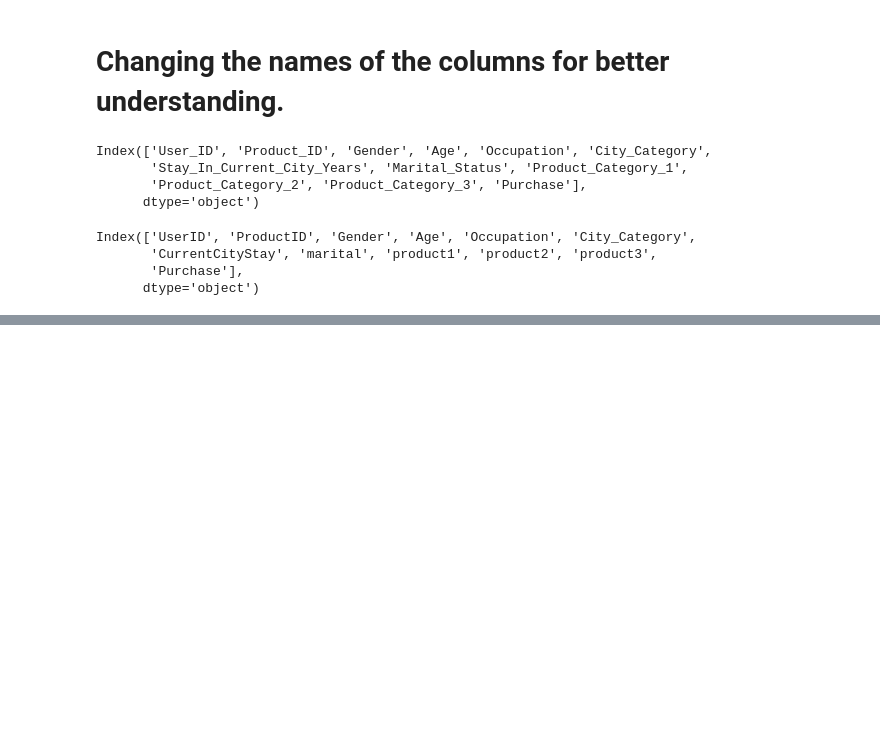
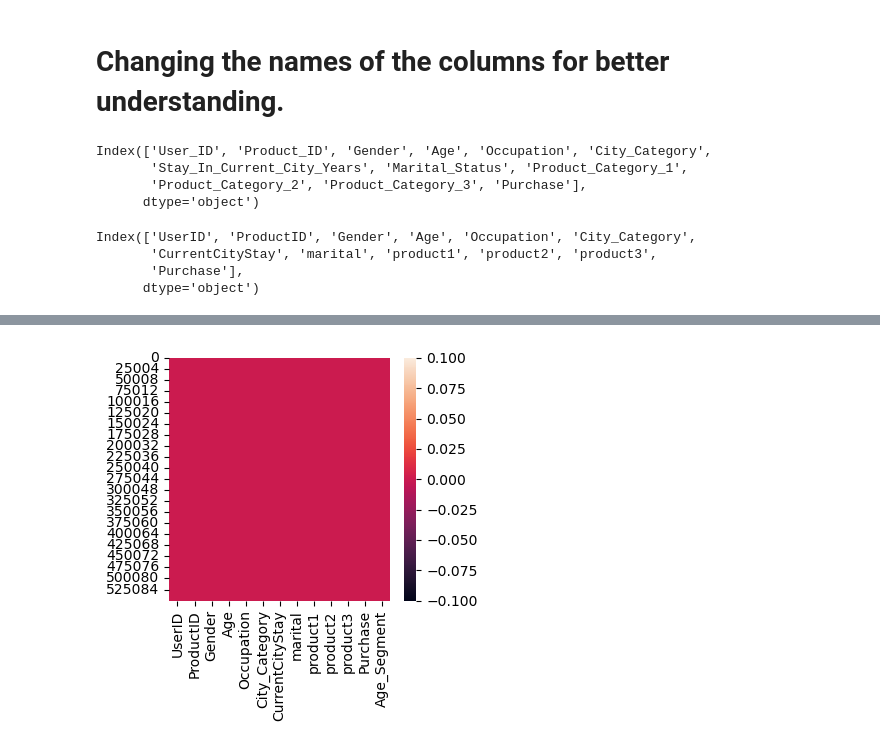
Before and after one commit to saurabh-G1/Friday-Sales-EDA, a Jupyter notebook: Friday-Sales-EDA.ipynb, the cells around one changed output, grey strips where cells are left out. Drawn from its saved outputs; the diff is of its cells as text; code cells hidden in the pictures; blank space fills up the shorter version.

```diff
--- a/Friday-Sales-EDA.ipynb
+++ b/Friday-Sales-EDA.ipynb
@@ -141,0 +206,3 @@ Index(['UserID', 'ProductID', 'Gender', 'Age', 'Occupation', 'City_Category',
+# %%
+# df.groupby('Age')['product2'].mode()
+s=df.groupby('Age_Segment')['product2'].agg(pd.Series.mode)
@@ -141,0 +227,4 @@ Index(['UserID', 'ProductID', 'Gender', 'Age', 'Occupation', 'City_Category',
+# %%
+#removing the  null data in product2
+for k in s.index:
+    df.loc[(df['Age_Segment']==k) & (df['product2'].isnull()), 'product2']=s[k]
@@ -141,0 +240,5 @@ Index(['UserID', 'ProductID', 'Gender', 'Age', 'Occupation', 'City_Category',
+# %%
+t=df.groupby('Age_Segment')['product3'].agg(pd.Series.mode)
+# %%
+for l in t.index:
+    df.loc[(df['Age_Segment']==l) & (df['product3'].isnull()), 'product3']=t[l]
@@ -141,0 +289,7 @@ Index(['UserID', 'ProductID', 'Gender', 'Age', 'Occupation', 'City_Category',
+# %%
+plt.figure(figsize=(4,4))
+sns.heatmap(df.isnull())
+plt.tight_layout()
+plt.show()
+# %% [output]
+[figure, added]
```
Also changed, not shown: parts of 28 cells of this notebook.
